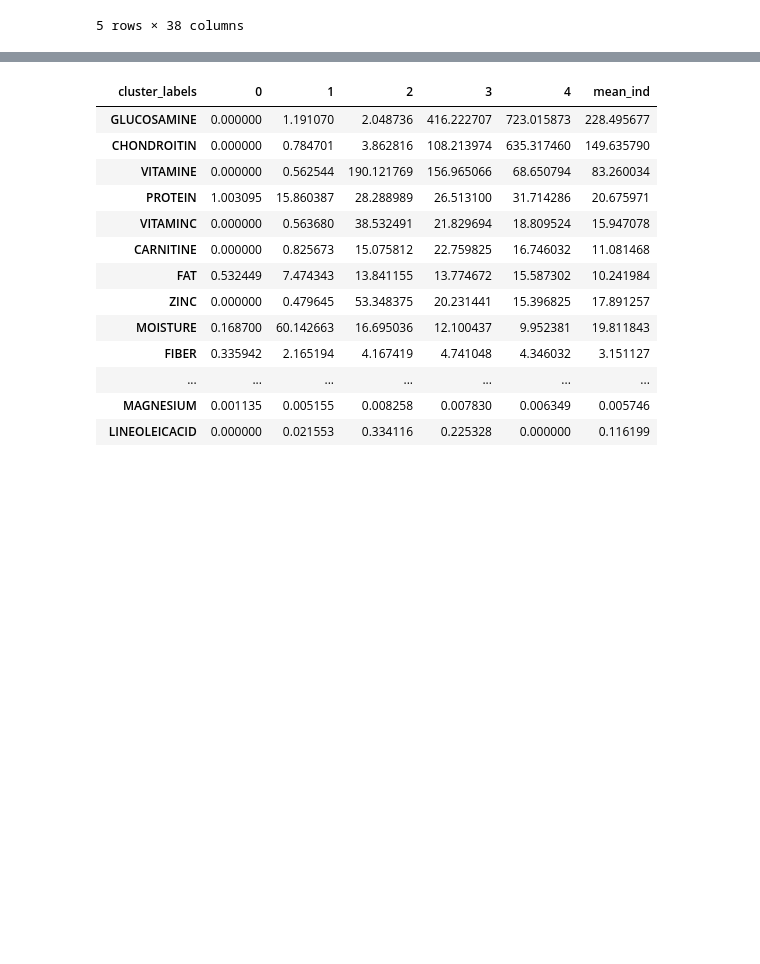
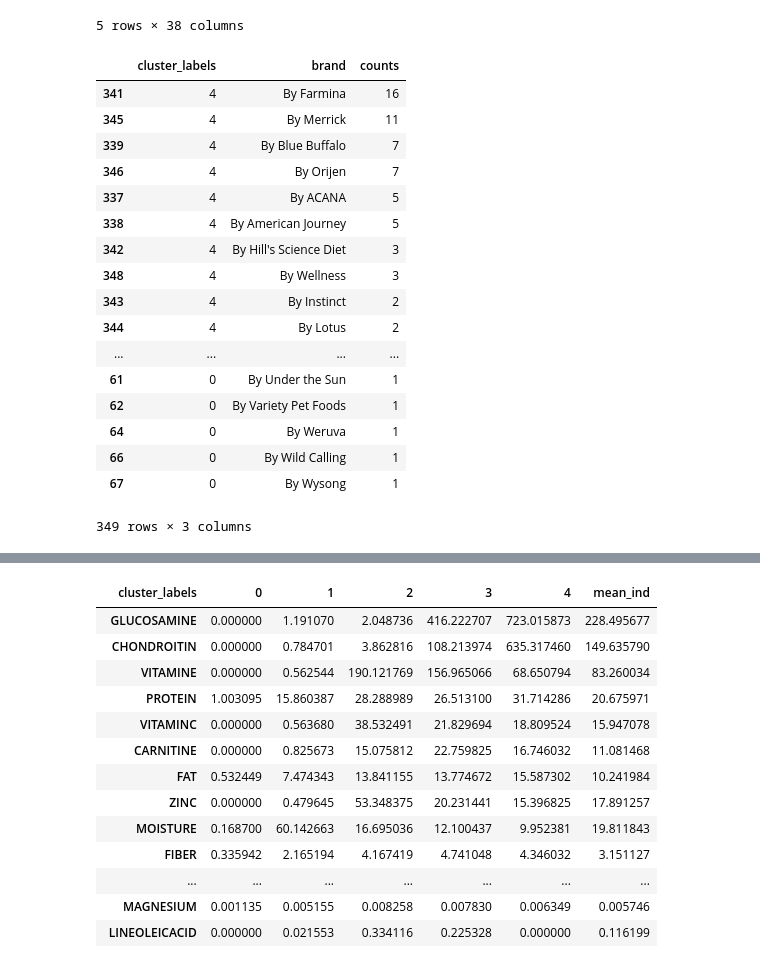
Before and after one commit to summersuny/02scrapyPetProduct, a Jupyter notebook: Dogfood_project_clustering.ipynb, the cells around one changed output, grey strips where cells are left out. Drawn from its saved outputs; the diff is of its cells as text; code cells hidden in the pictures; blank space fills up the shorter version.

```diff
--- a/Dogfood_project_clustering.ipynb
+++ b/Dogfood_project_clustering.ipynb
@@ -904,3 +904,25 @@ df2.head()
 # %%
 #pick group 4 for ingredient analysis
 Group4_data=df2.loc[lambda df2: df2.cluster_labels==4,]
+# %%
+pd.DataFrame(df2.groupby(['cluster_labels','brand']).size().rename('counts')).reset_index()\
+ .sort_values(by=['cluster_labels','counts'],ascending=[False,False])
+# %% [output]
+|  | cluster_labels | brand | counts |
+| 341 | 4 | By Farmina | 16 |
+| 345 | 4 | By Merrick | 11 |
+| 339 | 4 | By Blue Buffalo | 7 |
+| 346 | 4 | By Orijen | 7 |
+| 337 | 4 | By ACANA | 5 |
+| 338 | 4 | By American Journey | 5 |
+| 342 | 4 | By Hill's Science Diet | 3 |
+| 348 | 4 | By Wellness | 3 |
+| 343 | 4 | By Instinct | 2 |
+| 344 | 4 | By Lotus | 2 |
+| ... | ... | ... | ... |
+| 61 | 0 | By Under the Sun | 1 |
+| 62 | 0 | By Variety Pet Foods | 1 |
+| 64 | 0 | By Weruva | 1 |
+| 66 | 0 | By Wild Calling | 1 |
+| 67 | 0 | By Wysong | 1 |
+349 rows × 3 columns
```
Also changed, not shown: parts of 5 cells of this notebook, 1 other file.
